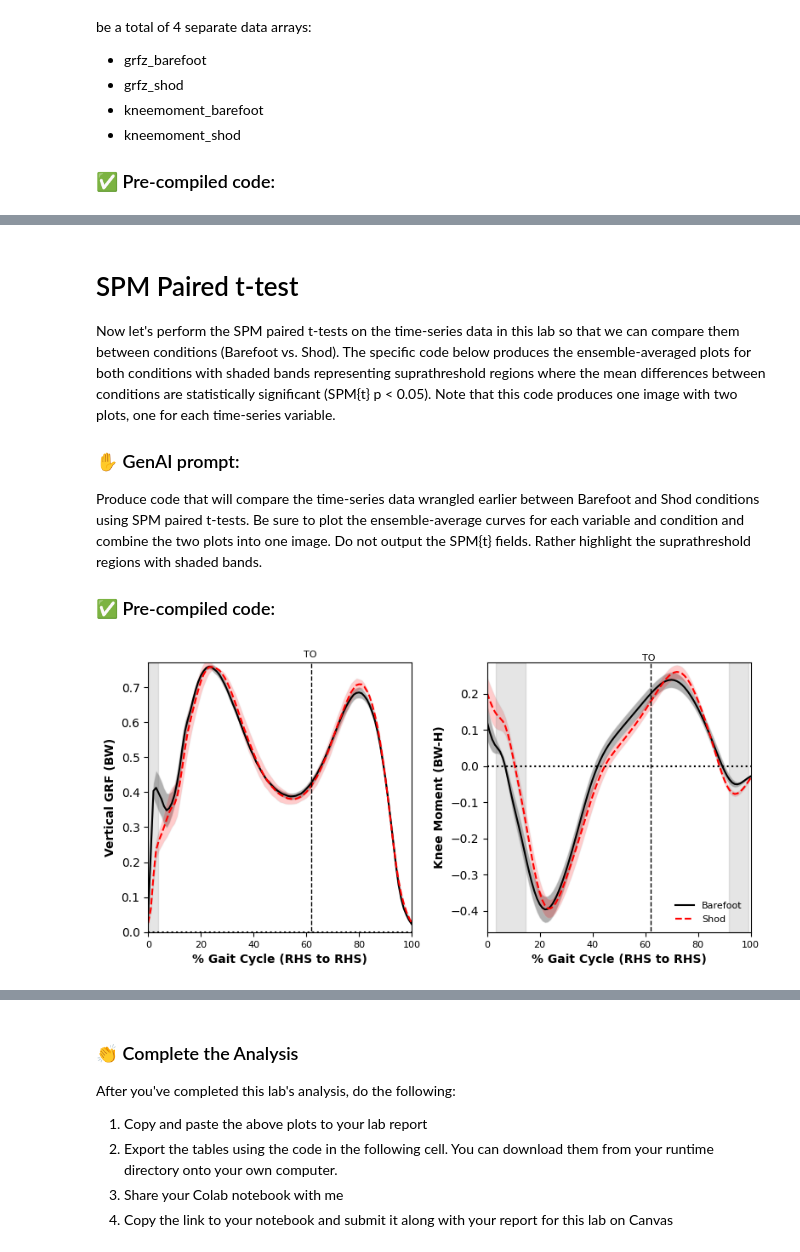
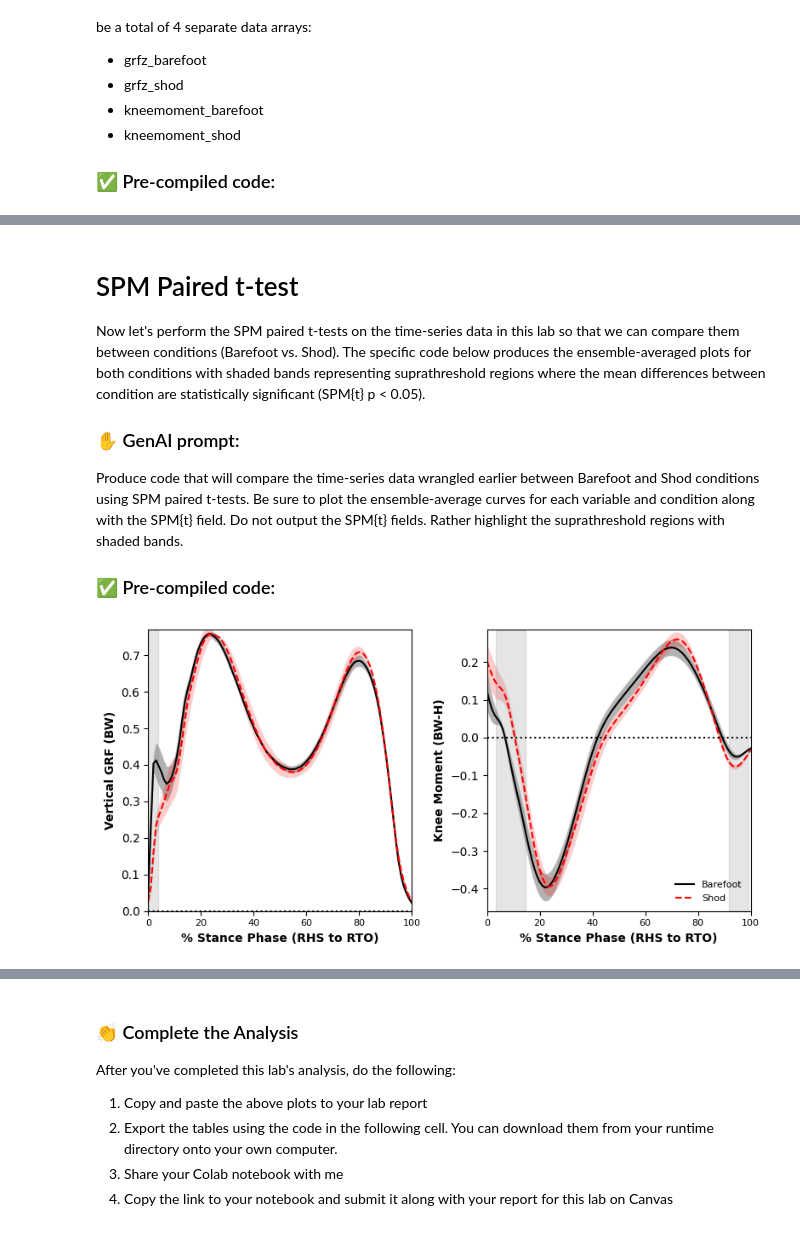
Before and after one commit to plnu-biomechanics/kin6015, a Jupyter notebook: notebooks/kin6015_lab2.ipynb, the cells around one changed output, grey strips where cells are left out. Saved outputs shown, nothing was run; the diff lists cells and outputs as text; code cells hidden in the pictures.

```diff
--- a/notebooks/kin6015_lab2.ipynb
+++ b/notebooks/kin6015_lab2.ipynb
@@ -352,11 +365,11 @@ Shape of Knee Moment (Shod) data: (5, 101)
 # %% [markdown]
 # SPM Paired t-test
 
-Now let's perform the SPM paired t-tests on the time-series data in this lab so that we can compare them between conditions (Barefoot vs. Shod). The specific code below produces the ensemble-averaged plots for both conditions with shaded bands representing suprathreshold regions where the mean differences between conditions are statistically significant (SPM{t} p < 0.05). Note that this code produces one image with two plots, one for each time-series variable.
+Now let's perform the SPM paired t-tests on the time-series data in this lab so that we can compare them between conditions (Barefoot vs. Shod). The specific code below produces the ensemble-averaged plots for both conditions with shaded bands representing suprathreshold regions where the mean differences between condition are statistically significant (SPM{t} p < 0.05).
 
 ### ✋ GenAI prompt:
 
-Produce code that will compare the time-series data wrangled earlier between Barefoot and Shod conditions using SPM paired t-tests. Be sure to plot the ensemble-average curves for each variable and condition and combine the two plots into one image. Do not output the SPM{t} fields. Rather highlight the suprathreshold regions with shaded bands.
+Produce code that will compare the time-series data wrangled earlier between Barefoot and Shod conditions using SPM paired t-tests. Be sure to plot the ensemble-average curves for each variable and condition along with the SPM{t} field. Do not output the SPM{t} fields. Rather highlight the suprathreshold regions with shaded bands.
 
 ### ✅ Pre-compiled code:
 # %%
@@ -388,8 +401,8 @@ def plot_spm(ax, Y1, Y2, label_Y1, label_Y2, x_label, y_label, y_limits, units,
     x_ticks = (percentages / 100) * total_frames  # Normalize frame numbers
     ypos = y_limits[1] + y_limits[1]*.02          # event labels
     ax.set_xticklabels(percentages.astype(int), fontsize=8)  # Set labels as integers (0, 10%, ..., 100%)
-    ax.vlines(x=62, ymin=y_limits[0]-100, ymax=y_limits[1]+100, color='k', linestyle='--', lw=1)
-    ax.text(59, ypos, 'TO', fontsize=8)
+    # ax.vlines(x=62, ymin=y_limits[0]-100, ymax=y_limits[1]+100, color='k', linestyle='--', lw=1)
+    # ax.text(59, ypos, 'TO', fontsize=8)
     ax.set_xlabel(x_label, fontsize=10, fontweight='bold')
     ax.set_ylabel(y_label, fontsize=10, fontweight='bold') if y_label else ax.set_ylabel("")
 
@@ -406,7 +419,7 @@ pyplot.figure( figsize=(8, 4) )
 # =============================================================================
 
 # Replace x and y axes and filename label
-xlabel = "% Gait Cycle (RHS to RHS)"
+xlabel = "% Stance Phase (RHS to RTO)"
 ylabel="Vertical GRF"
 units = "BW"
 
@@ -444,7 +457,7 @@ plot_spm(
 # =============================================================================
 
 # Replace x and y axes and filename label
-xlabel = "% Gait Cycle (RHS to RHS)"
+# xlabel = "% Gait Cycle (RHS to RHS)"
 ylabel="Knee Moment"
 units = "BW-H"
 
@@ -453,34 +466,34 @@ YA            = kneemoment_barefoot_data
 
 # YB (red)
 YB            = kneemoment_shod_data
 
 # Calculate shared y-axis limits
 min_val = min(YA.min(), YB.min())
 if min_val > 0:
     min_val = 0
 max_val = max(YA.max(), YB.max())
 y_limits = [min_val, max_val]
 
 # Subplot 2
 ax2 = pyplot.subplot(1, 2, 2)
 plot_spm(
     ax2, YA, YB,
     label_Y1="Barefoot",
     label_Y2="Shod",
     x_label = xlabel,
     y_label=f'{ylabel} ({units})',
     y_limits=y_limits,
     units=units,
     color_Y1='k',
     color_Y2='r',
     show_legend=True
 )
 
 ### plot SPM results:
 pyplot.tight_layout()
 pyplot.show()
 # %% [output]
-[figure, old version]
+[figure, new version]
 # %% [markdown]
 
 # Summary Statistics
```
Also changed, not shown: parts of 8 cells of this notebook.
